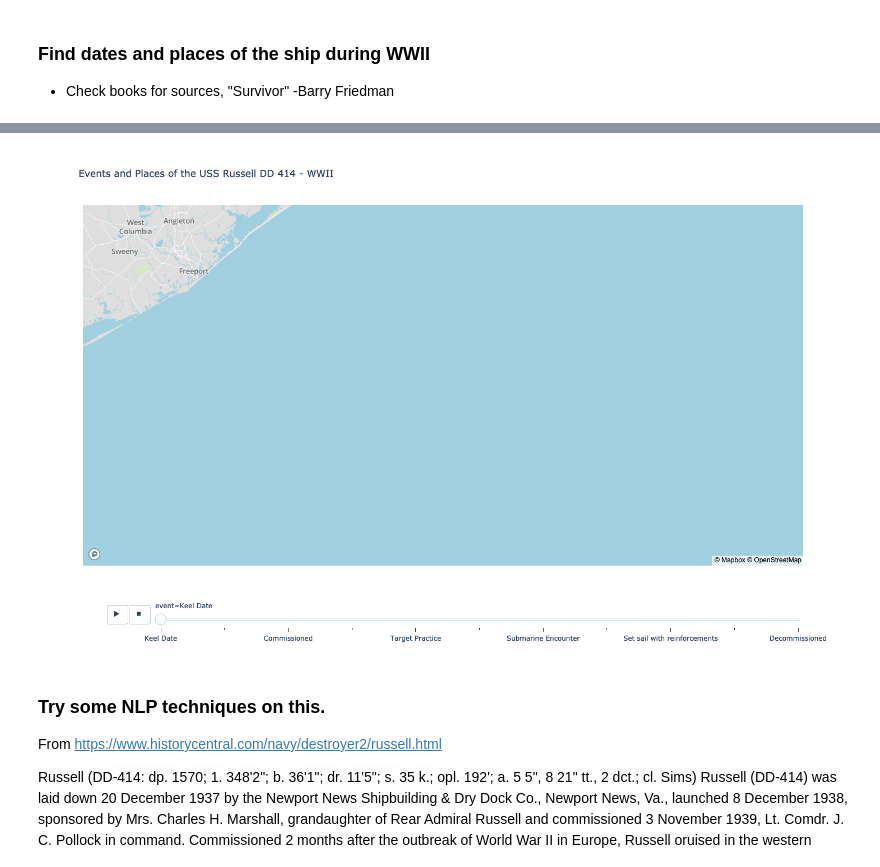
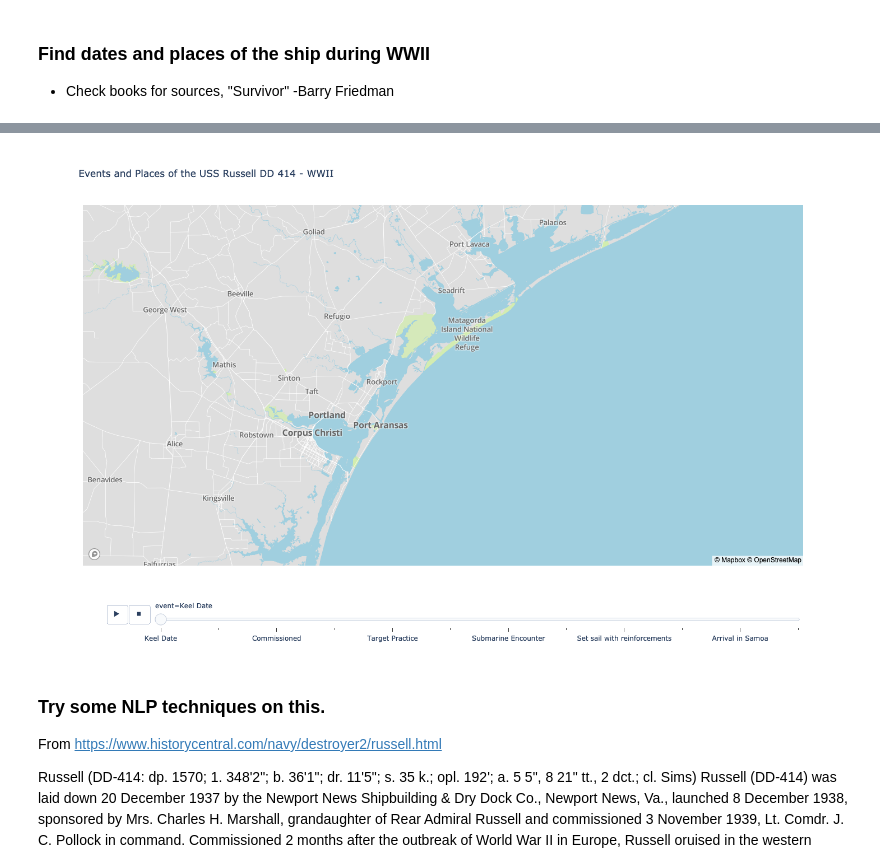
Before and after one commit to DMVance/USS-Russell-DD-414-WWII-App, a Jupyter notebook: USS_Russell.ipynb, the cells around one changed output, grey strips where cells are left out. Drawn from its saved outputs; the diff is of its cells as text; code cells hidden in the pictures.

Commit message:
added F4F crash event enroute to Samoa from San Diego

```diff
--- a/USS_Russell.ipynb
+++ b/USS_Russell.ipynb
@@ -130,12 +128,20 @@ timeline = [
         -117.1563889,
     ),
     (
+        "F4F Wildcat pilot rescue",
+        "01-08-1942",
+        "Pacific",
+        "F4F Wildcat crashed after takeoff from Yorktown. Russell rescued pilot.",
+        23.4871,
+        -126.9387, # Estimated location based on timing description, estimated speed, and distance calculation. Obtained resulting lat/long from Google Earth.
+    ),
+    (
         "Arrival in Samoa",
         "01-20-1942",
-        "Samoa",
+        "Pago Pago, Samoa",
         "Arrived in Samoa with reinforcements.",
-        -13.759029,
-        -172.104630,
+        -14.273280,
+        -170.702970,
     ),
     (
         "Airmen Rescue",
@@ -157,7 +163,7 @@ timeline = [
 # %%
 df = pd.DataFrame(
     timeline, columns=["event", "date", "location", "comment", "latitude", "longitude"]
-)  # Add location info - place and lat/long
+)
 # %%
 df["date"] = pd.to_datetime(df["date"])
 # %%
@@ -183,34 +190,38 @@ df
 # %%
 # mapbox_style: str (default `'basic'`, needs Mapbox API token)
 #     Identifier of base map style, some of which require a Mapbox API token
 #     to be set using `plotly.express.set_mapbox_access_token()`. Allowed
 #     values which do not require a Mapbox API token are `'open-street-map'`,
 #     `'white-bg'`, `'carto-positron'`, `'carto-darkmatter'`, `'stamen-
 #     terrain'`, `'stamen-toner'`, `'stamen-watercolor'`. Allowed values
 #     which do require a Mapbox API token are `'basic'`, `'streets'`,
 #     `'outdoors'`, `'light'`, `'dark'`, `'satellite'`, `'satellite-
 #     streets'`.
 
 fig = px.scatter_mapbox(
     df,
     lat="latitude",
     lon="longitude",
-    #     color=None,
+    #     color="action",
     #     size="event",
-    #     hover_name="event",
+    hover_name="event",
     hover_data=["date", "location", "comment"],
     title="Events and Places of the USS Russell DD 414 - WWII",
     mapbox_style="basic",
     width=1250,
     height=900,
     animation_frame="event",  # The single line that brings animation to the map based on the parameter indicated
 )
 fig.update_traces(
-    marker_size=20, marker_color="navy", selector=dict(type="scattermapbox")  # Color starts with navy but changes to default after first frame. Recall this from eBird project...
+    marker_size=20,
+    marker_color="navy",
+    selector=dict(
+        type="scattermapbox"
+    ),  # Color starts with navy but changes to default after first frame. Recall this from eBird project...
 )
 fig.show()
 # %% [output]
-[figure, old version]
+[figure, new version]
 # %% [markdown]
 ### Try some NLP techniques on this.
 
```
Also changed, not shown: parts of 2 cells of this notebook.
